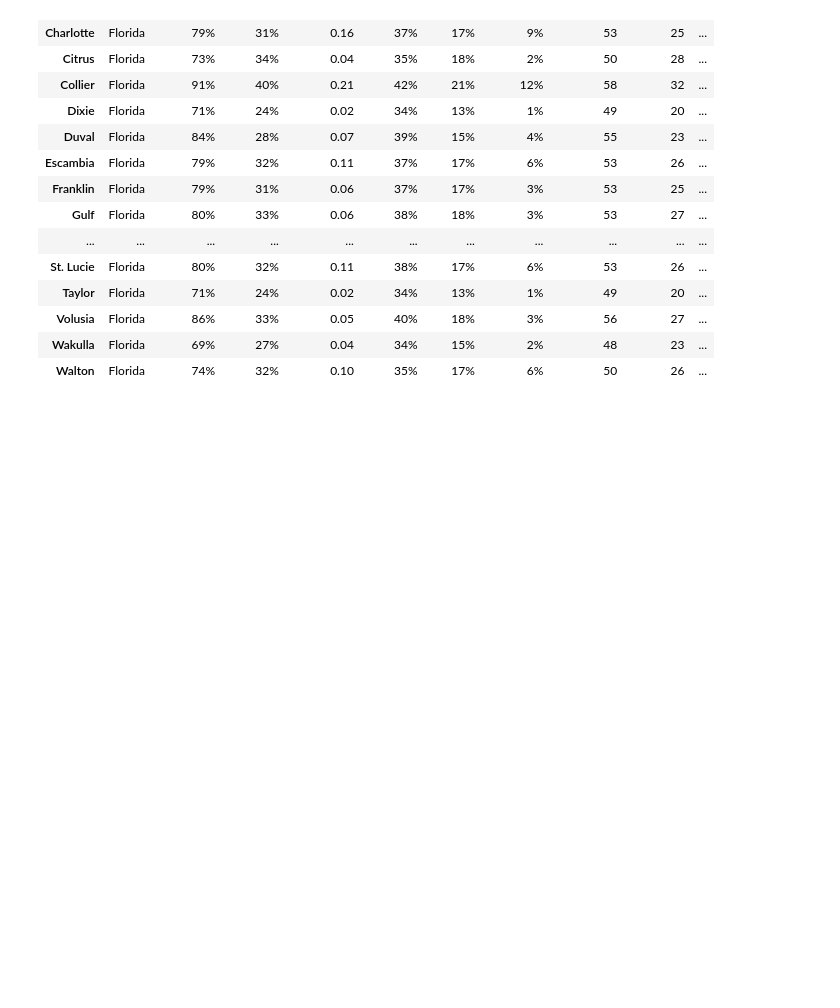
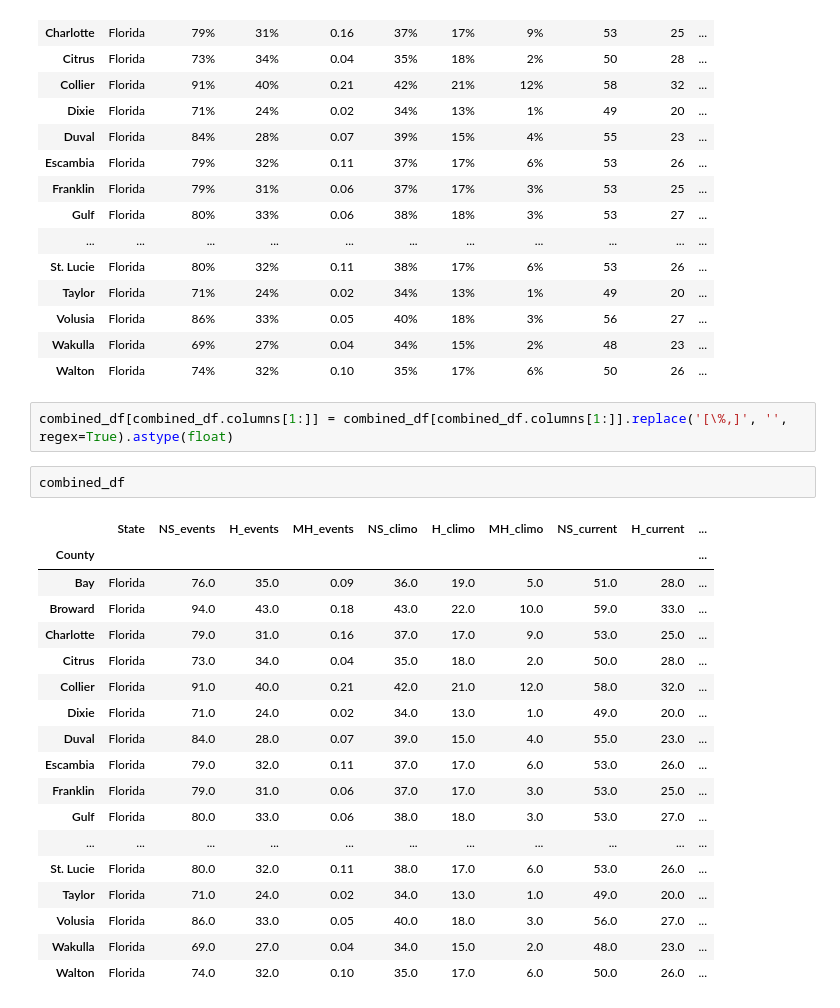
Before and after one commit to FN-1337/Hurricane_Landfall, a Jupyter notebook: cleaning.ipynb, the cells around one changed output. Drawn from its saved outputs; the diff is of its cells as text; blank space fills up the shorter version.

```diff
--- a/cleaning.ipynb
+++ b/cleaning.ipynb
@@ -91,3 +97,26 @@ combined_df
 | Volusia | Florida | 86% | 33% | 0.05 | 40% | 18% | 3% | 56 | 27 | ... |
 | Wakulla | Florida | 69% | 27% | 0.04 | 34% | 15% | 2% | 48 | 23 | ... |
 | Walton | Florida | 74% | 32% | 0.10 | 35% | 17% | 6% | 50 | 26 | ... |
+# %%
+combined_df[combined_df.columns[1:]] = combined_df[combined_df.columns[1:]].replace('[\%,]', '', regex=True).astype(float)
+# %%
+combined_df
+# %% [output]
+|  | State | NS_events | H_events | MH_events | NS_climo | H_climo | MH_climo | NS_current | H_current | ... |
+| County |  |  |  |  |  |  |  |  |  | ... |
+| Bay | Florida | 76.0 | 35.0 | 0.09 | 36.0 | 19.0 | 5.0 | 51.0 | 28.0 | ... |
+| Broward | Florida | 94.0 | 43.0 | 0.18 | 43.0 | 22.0 | 10.0 | 59.0 | 33.0 | ... |
+| Charlotte | Florida | 79.0 | 31.0 | 0.16 | 37.0 | 17.0 | 9.0 | 53.0 | 25.0 | ... |
+| Citrus | Florida | 73.0 | 34.0 | 0.04 | 35.0 | 18.0 | 2.0 | 50.0 | 28.0 | ... |
+| Collier | Florida | 91.0 | 40.0 | 0.21 | 42.0 | 21.0 | 12.0 | 58.0 | 32.0 | ... |
+| Dixie | Florida | 71.0 | 24.0 | 0.02 | 34.0 | 13.0 | 1.0 | 49.0 | 20.0 | ... |
+| Duval | Florida | 84.0 | 28.0 | 0.07 | 39.0 | 15.0 | 4.0 | 55.0 | 23.0 | ... |
+| Escambia | Florida | 79.0 | 32.0 | 0.11 | 37.0 | 17.0 | 6.0 | 53.0 | 26.0 | ... |
+| Franklin | Florida | 79.0 | 31.0 | 0.06 | 37.0 | 17.0 | 3.0 | 53.0 | 25.0 | ... |
+| Gulf | Florida | 80.0 | 33.0 | 0.06 | 38.0 | 18.0 | 3.0 | 53.0 | 27.0 | ... |
+| ... | ... | ... | ... | ... | ... | ... | ... | ... | ... | ... |
+| St. Lucie | Florida | 80.0 | 32.0 | 0.11 | 38.0 | 17.0 | 6.0 | 53.0 | 26.0 | ... |
+| Taylor | Florida | 71.0 | 24.0 | 0.02 | 34.0 | 13.0 | 1.0 | 49.0 | 20.0 | ... |
+| Volusia | Florida | 86.0 | 33.0 | 0.05 | 40.0 | 18.0 | 3.0 | 56.0 | 27.0 | ... |
+| Wakulla | Florida | 69.0 | 27.0 | 0.04 | 34.0 | 15.0 | 2.0 | 48.0 | 23.0 | ... |
+| Walton | Florida | 74.0 | 32.0 | 0.10 | 35.0 | 17.0 | 6.0 | 50.0 | 26.0 | ... |
```
Also changed, not shown: parts of 2 cells of this notebook, 1 other file.
